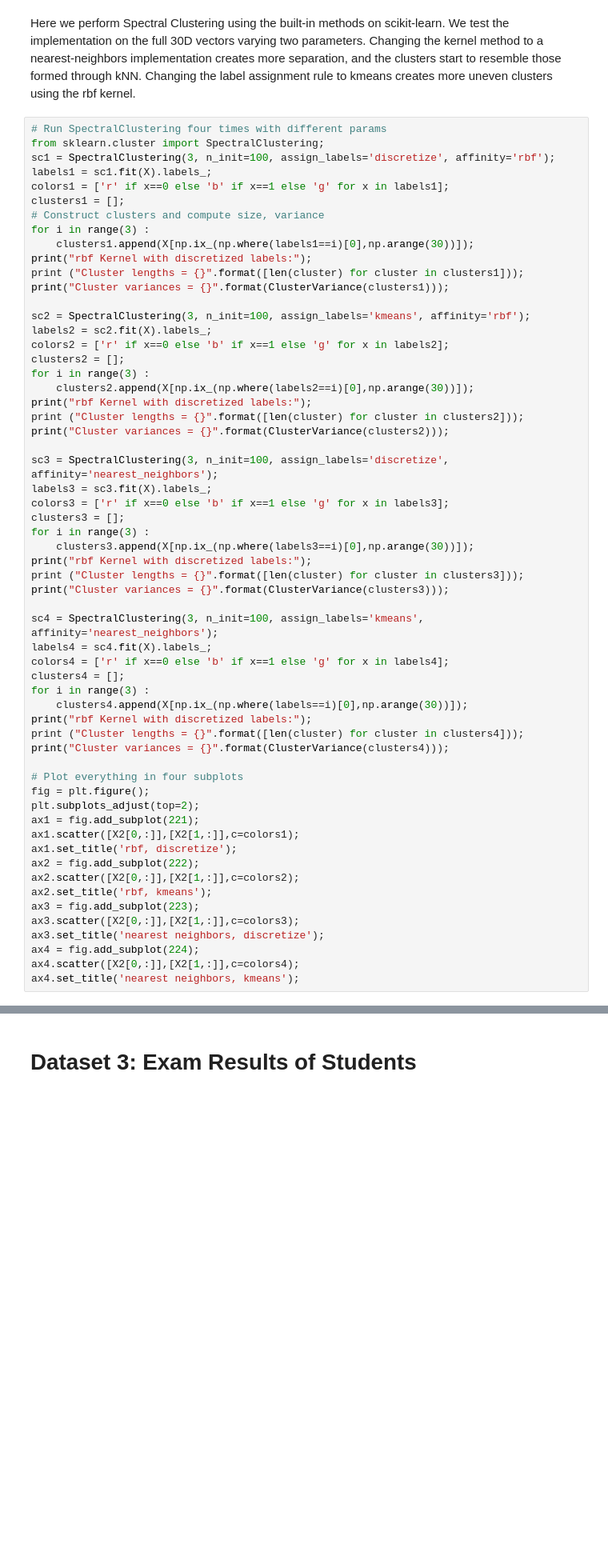
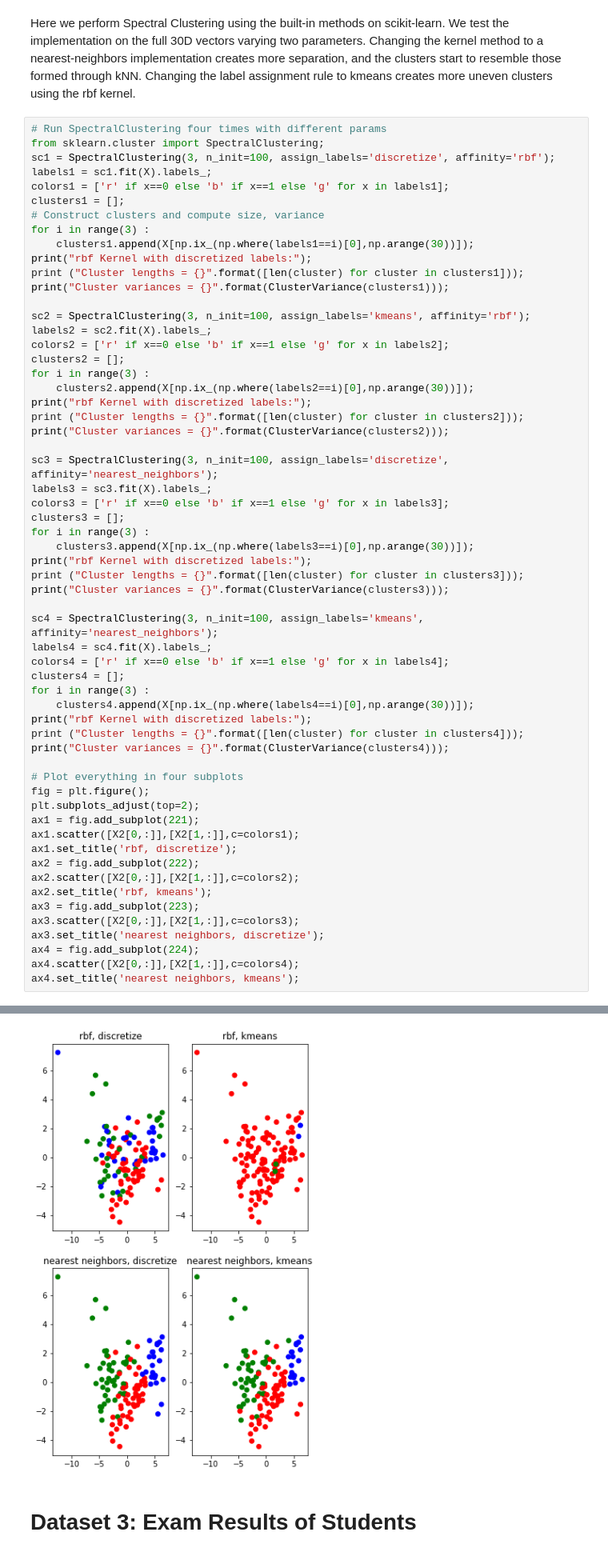
Before and after one commit to amaliev/Machine-Learning-Project, a Jupyter notebook: ProjectFinal.ipynb, the cells around one changed output, grey strips where cells are left out. Shown: that part at 80% size. Saved outputs shown, nothing was run; the diff lists cells and outputs as text; blank space fills up the shorter version.

```diff
--- a/ProjectFinal.ipynb
+++ b/ProjectFinal.ipynb
@@ -729,7 +779,7 @@ labels4 = sc4.fit(X).labels_;
 colors4 = ['r' if x==0 else 'b' if x==1 else 'g' for x in labels4];
 clusters4 = [];
 for i in range(3) :
-    clusters4.append(X[np.ix_(np.where(labels==i)[0],np.arange(30))]);
+    clusters4.append(X[np.ix_(np.where(labels4==i)[0],np.arange(30))]);
 print("rbf Kernel with discretized labels:");
 print ("Cluster lengths = {}".format([len(cluster) for cluster in clusters4]));
 print("Cluster variances = {}".format(ClusterVariance(clusters4)));
@@ -749,3 +799,4 @@ ax3.set_title('nearest neighbors, discretize');
 ax4 = fig.add_subplot(224);
 ax4.scatter([X2[0,:]],[X2[1,:]],c=colors4);
 ax4.set_title('nearest neighbors, kmeans');
+# %% [output]
@@ -752,3 +815,4 @@ ax4.set_title('nearest neighbors, kmeans');
+[figure, added]
 # %% [markdown]
 # Dataset 3: Exam Results of Students
 # %% [markdown]
```
Also changed, not shown: parts of 13 cells of this notebook.
